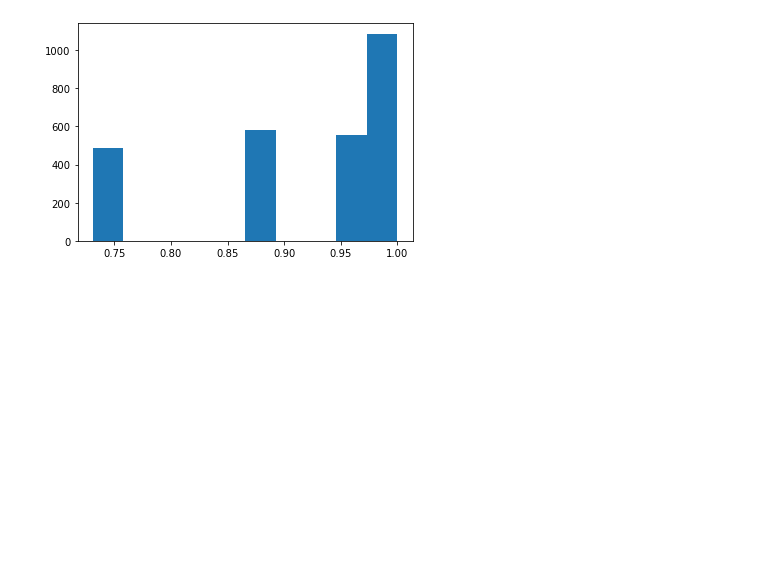
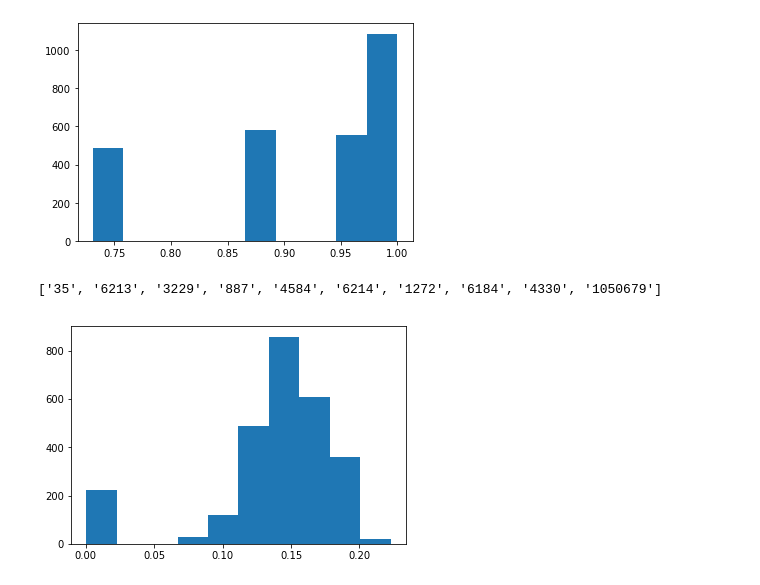
Before and after one commit to ctwayen/DSC180A_Replication_Task-, a Jupyter notebook: notebooks/graph_EDA.ipynb, the cells around one changed output. Saved outputs shown, nothing was run; the diff lists cells and outputs as text; code cells hidden in the pictures; blank space fills up the shorter version.

Commit message:
add centrality in eda

```diff
--- a/notebooks/graph_EDA.ipynb
+++ b/notebooks/graph_EDA.ipynb
@@ -53,6 +53,18 @@ def load_cora(path_con, path_city):
     G.add_nodes_from(nodes)
     G.add_edges_from(edge_list)
     return G
+# %%
+def centrality_hist(G, centrality = "closeness_centrality"):
+    if centrality == "closeness_centrality":
+        centrality = nx.closeness_centrality(G, u=None, distance=None, wf_improved=True)
+    elif centrality == "betweenness_centrality":
+        centrality = nx.betweenness_centrality(G, u=None, distance=None, wf_improved=True)
+    elif centrality == "degree_centrality":
+        centrality = nx.degree_centrality(G, u=None, distance=None, wf_improved=True)
+    values = centrality.values()
+    plt.hist(values)
+    sorted_cent = sorted(centrality, key=centrality.__getitem__, reverse=True)[:10]
+    print(sorted_cent)
 # %% [markdown]
 ### Cora EDA
 # %%
@@ -74,3 +88,8 @@ Average degree:   3.8981
 degree_hist(G)
 # %% [output]
 [figure]
+# %%
+centrality_hist(G)
+# %% [output]
+['35', '6213', '3229', '887', '4584', '6214', '1272', '6184', '4330', '1050679']
+[figure, added]
```
Also changed, not shown: parts of 1 cell of this notebook, 1 other file.
